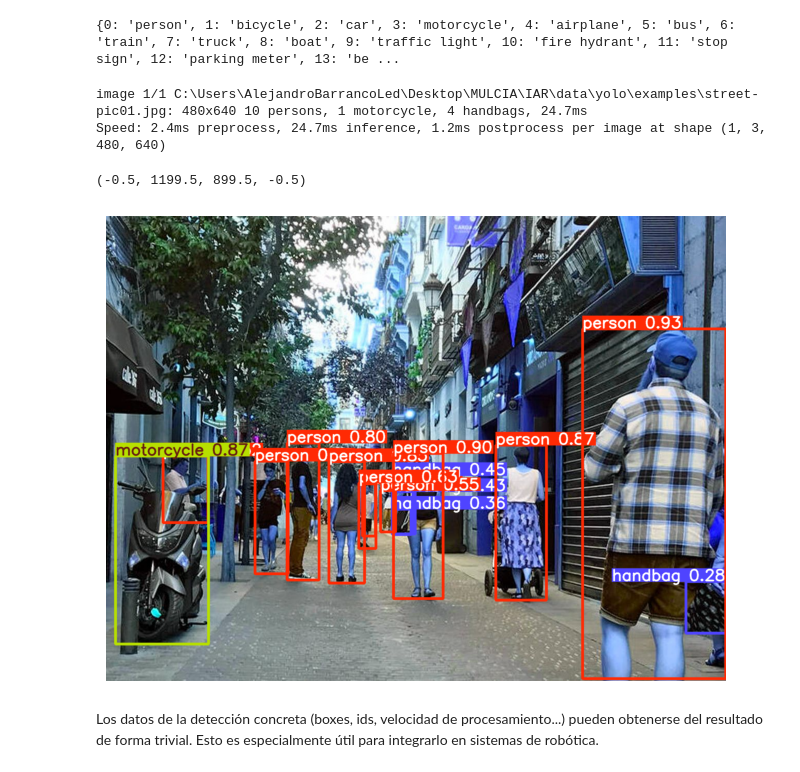
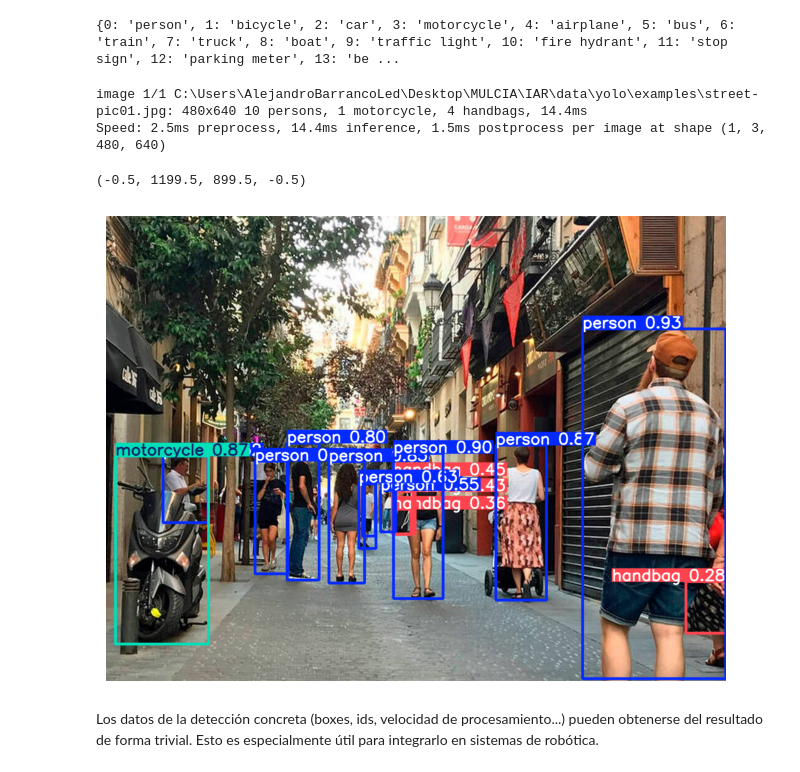
Before and after one commit to alebarrancoledesma/IAR_vision, a Jupyter notebook: IAR_vision.ipynb, the cells around one changed output. Saved outputs shown, nothing was run; the diff lists cells and outputs as text; code cells hidden in the pictures.

```diff
--- a/IAR_vision.ipynb
+++ b/IAR_vision.ipynb
@@ -54,15 +55,16 @@ print(init_model.names)
 # %%
 results = init_model("./data/yolo/examples/street-pic01.jpg")
 img = results[0].plot()
+img = cv2.cvtColor(img, cv2.COLOR_BGR2RGB)
 
 plt.figure(figsize=(8,8))
 plt.imshow(img)
 plt.axis("off")
 # %% [output]
-image 1/1 C:\Users\AlejandroBarrancoLed\Desktop\MULCIA\IAR\data\yolo\examples\street-pic01.jpg: 480x640 10 persons, 1 motorcycle, 4 handbags, 24.7ms
-Speed: 2.4ms preprocess, 24.7ms inference, 1.2ms postprocess per image at shape (1, 3, 480, 640)
+image 1/1 C:\Users\AlejandroBarrancoLed\Desktop\MULCIA\IAR\data\yolo\examples\street-pic01.jpg: 480x640 10 persons, 1 motorcycle, 4 handbags, 14.4ms
+Speed: 2.5ms preprocess, 14.4ms inference, 1.5ms postprocess per image at shape (1, 3, 480, 640)
 (-0.5, 1199.5, 899.5, -0.5)
-[figure, old version]
+[figure, new version]
 # %% [markdown]
 Los datos de la detección concreta (boxes, ids, velocidad de procesamiento...) pueden obtenerse del resultado de forma trivial. Esto es especialmente útil para integrarlo en sistemas de robótica.
 # %%
```
Also changed, not shown: parts of 1 cell of this notebook.
